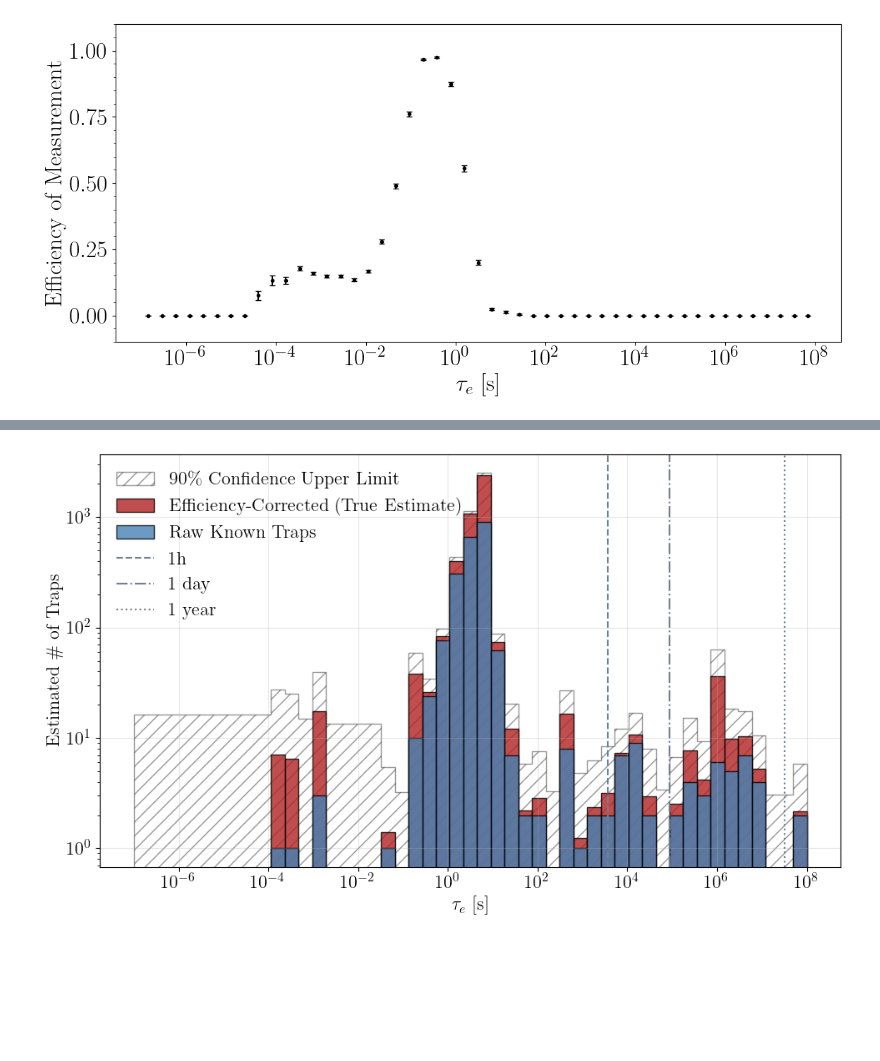
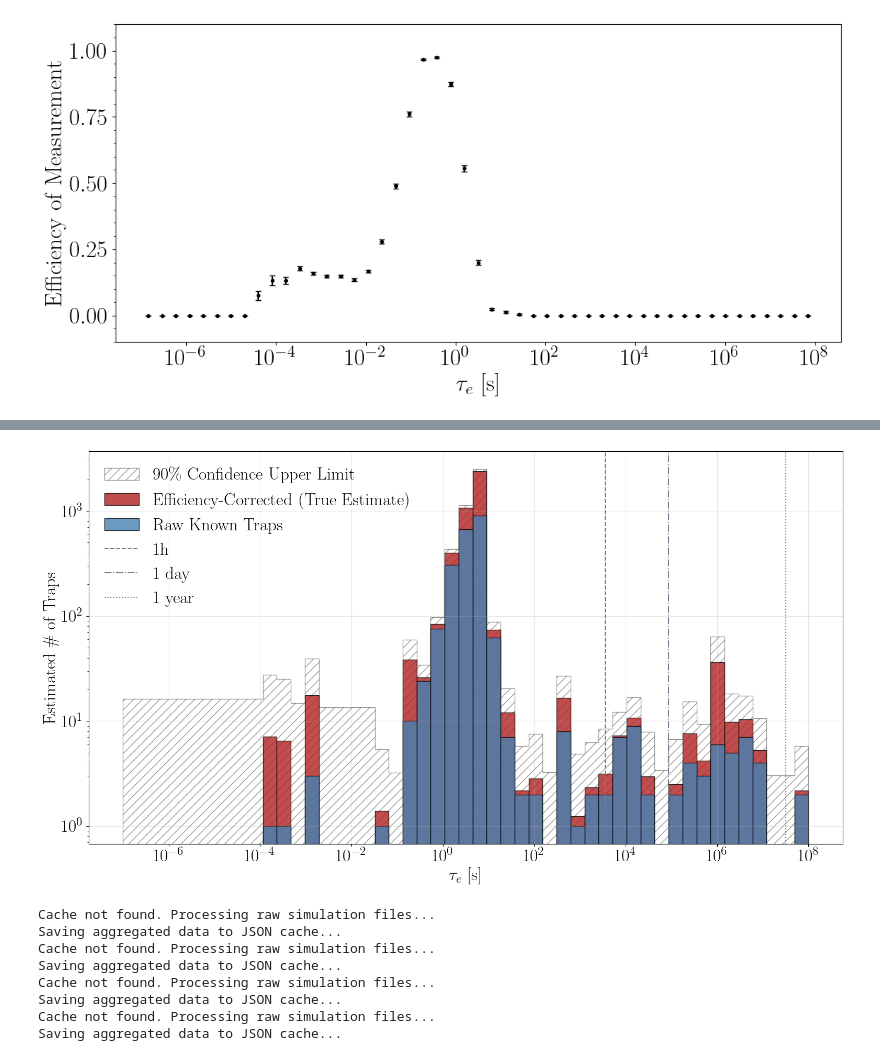
Before and after one commit to anshsdesai/sensei_charge_traps, a Jupyter notebook: charge_trap_figures.ipynb, the cells around one changed output, grey strips where cells are left out. Drawn from its saved outputs; the diff is of its cells as text; code cells hidden in the pictures; blank space fills up the shorter version.

Commit message:
add aggregated results, add current version of paper, latest changes

```diff
--- a/charge_trap_figures.ipynb
+++ b/charge_trap_figures.ipynb
@@ -1130,7 +1134,7 @@ plt.show()
 # %%
 
 
-plt.figure(figsize=(10,6))
+plt.figure(figsize=(16,9))
 
 # 1. Load the bins from your saved file
 tau_data = np.load('tau_at_135k_hist.npz')
@@ -1174,34 +1178,34 @@ corrected_upper_limits = calculate_corrected_upper_limits(
 plt.stairs(corrected_upper_limits, tau_values,
            label="90\% Confidence Upper Limit",
            color='black', alpha=0.4, lw=1,ls='-',fill=False, hatch='//')
 
 plt.hist(tau_target_list, bins=bins, weights=weights_list,
          color='firebrick',
          label='Efficiency-Corrected (True Estimate)', edgecolor='black',alpha=0.8)
 
 # Plot Raw Data
 plt.hist(tau_target_list, bins=bins, color='steelblue', edgecolor='black',
          alpha=0.8, label='Raw Known Traps')
 
 
 
 # plt.title("Emission $\\tau_e$ at 135K with Poisson Upper Limits", fontsize=16)
 plt.xlabel('$\\tau_e$ [s]', fontsize=small)
 plt.ylabel('Estimated \# of Traps', fontsize=small)
 
 plt.axvline(3600, label='1h', ls='--', color='slategrey')
 plt.axvline(3600*24, label='1 day', ls='-.', color='slategrey')
 plt.axvline(3600*24*365, label='1 year', ls=':', color='slategrey')
 
 plt.legend(frameon=False, fontsize=small)
 plt.yscale('log')
 plt.xscale('log')
 plt.grid(True, alpha=0.3)
 plt.savefig('figures/tau_at_135k_hist_upper_limit.pdf',dpi=300)
 plt.show()
 plt.close()
 # %% [output]
-[figure, old version]
+[figure, new version]
 # %%
 t = 135
 filename = f'tau_at_{t}k_hist_upper_limit.npz'
@@ -1723,17 +1395,29 @@ minos_results = []
 snolab_results = []
 minos_results = []
 snolab_results = []
-
+all_results = []
 for rm in run_directories_minos:
     results = plot_simulation_results(rm, mask='Halo+Bleed+HotColumn+HotPixel',showPlots=False)
     minos_results.append(results)
+    all_results.append(results)
 
 for rs in run_directories_snolab:
     results = plot_simulation_results(rs, mask='Halo+Bleed+HotColumn+HotPixel',showPlots=False)
     snolab_results.append(results)
+    all_results.append(results)
 
 # Convert to arrays: they will now have 10 columns instead of 6
 m_res = np.array(minos_results)
 s_res = np.array(snolab_results)
+a_res = np.array(all_results)
+# %% [output]
+Cache not found. Processing raw simulation files...
+Saving aggregated data to JSON cache...
+Cache not found. Processing raw simulation files...
+Saving aggregated data to JSON cache...
+Cache not found. Processing raw simulation files...
+Saving aggregated data to JSON cache...
+Cache not found. Processing raw simulation files...
+Saving aggregated data to JSON cache...
 # %%
 
```
Also changed, not shown: parts of 11 cells of this notebook, 10 other files.
